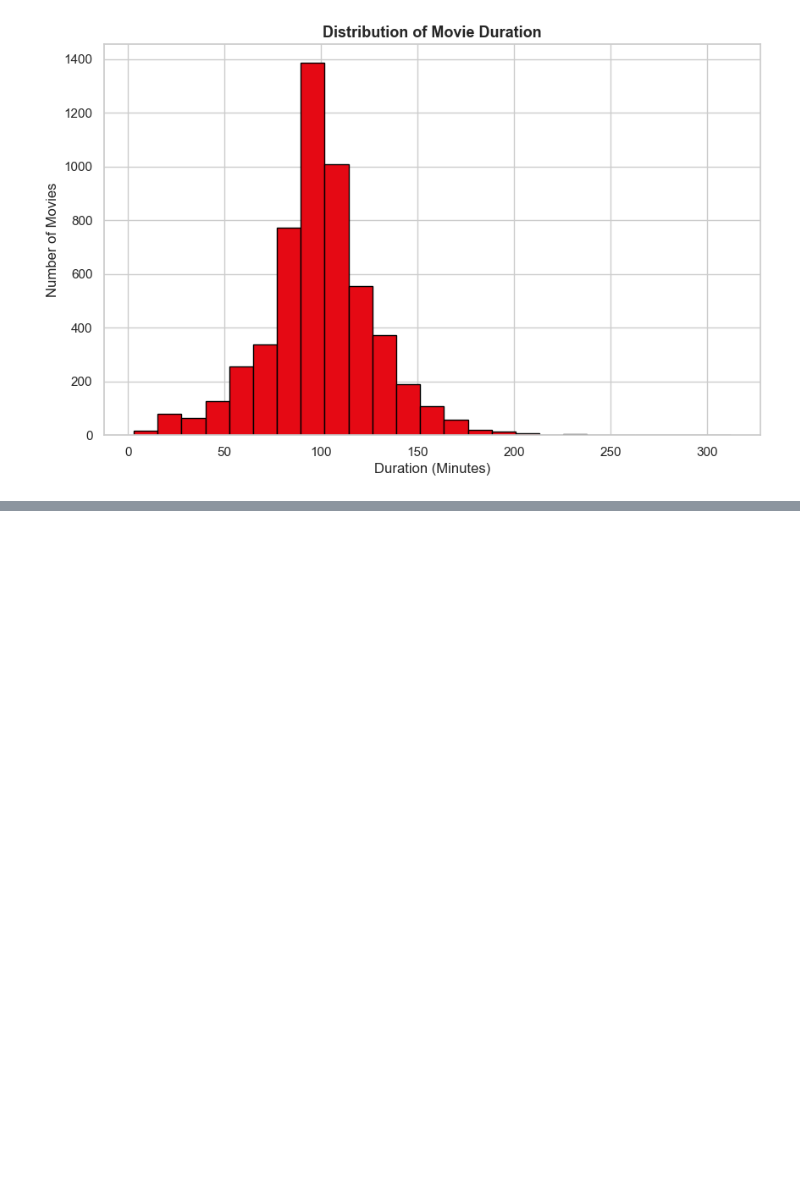
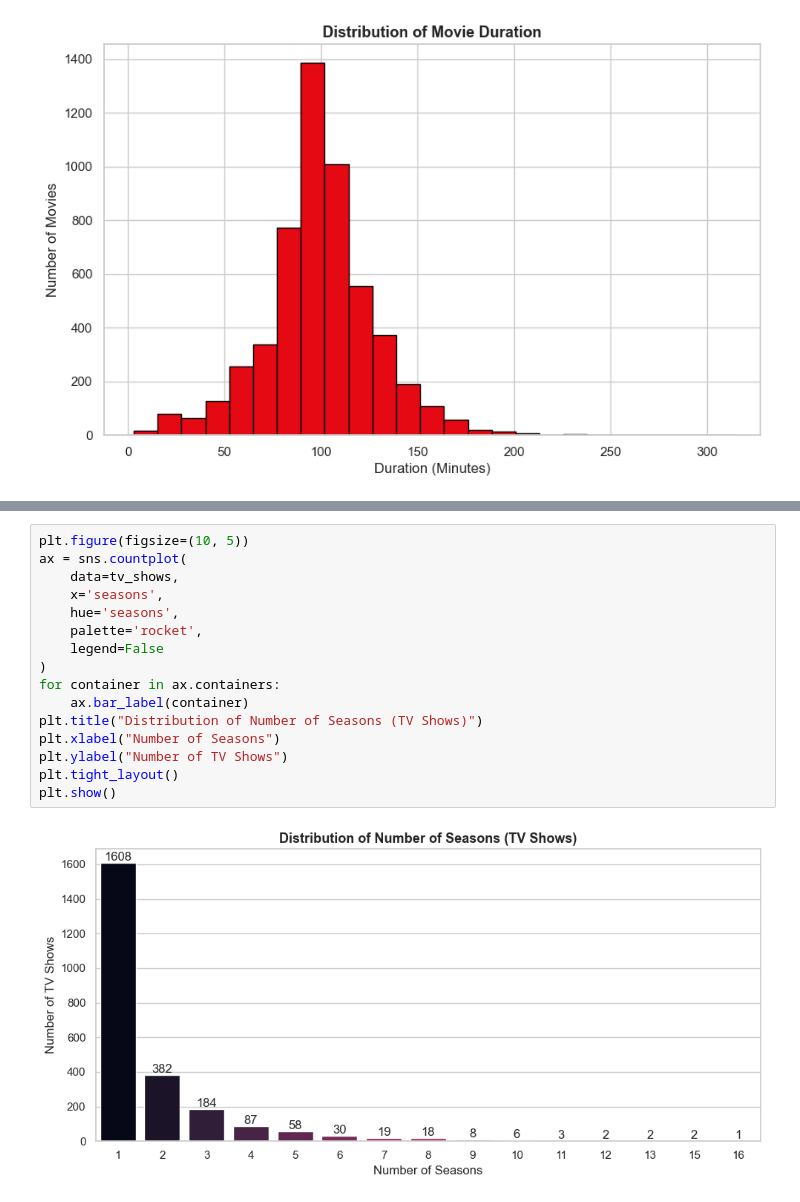
Before and after one commit to PragyaRana/DS_Training, a Jupyter notebook: Mini_Project_4.ipynb, the cells around one changed output, grey strips where cells are left out. Drawn from its saved outputs; the diff is of its cells as text; blank space fills up the shorter version.

```diff
--- a/Mini_Project_4.ipynb
+++ b/Mini_Project_4.ipynb
@@ -907,0 +940,18 @@ plt.show()
+# %%
+plt.figure(figsize=(10, 5))
+ax = sns.countplot(
+    data=tv_shows,
+    x='seasons',
+    hue='seasons',
+    palette='rocket',
+    legend=False
+)
+for container in ax.containers:
+    ax.bar_label(container)
+plt.title("Distribution of Number of Seasons (TV Shows)")
+plt.xlabel("Number of Seasons")
+plt.ylabel("Number of TV Shows")
+plt.tight_layout()
+plt.show()
+# %% [output]
+[figure, added]
```
Also changed, not shown: parts of 4 cells of this notebook.
